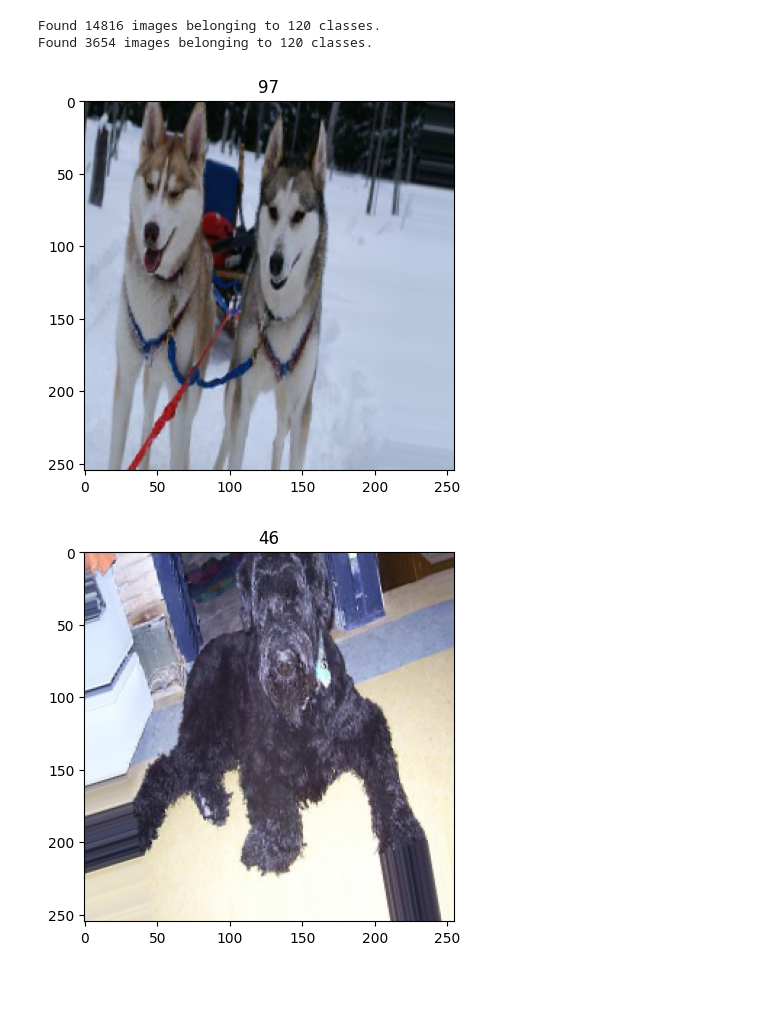
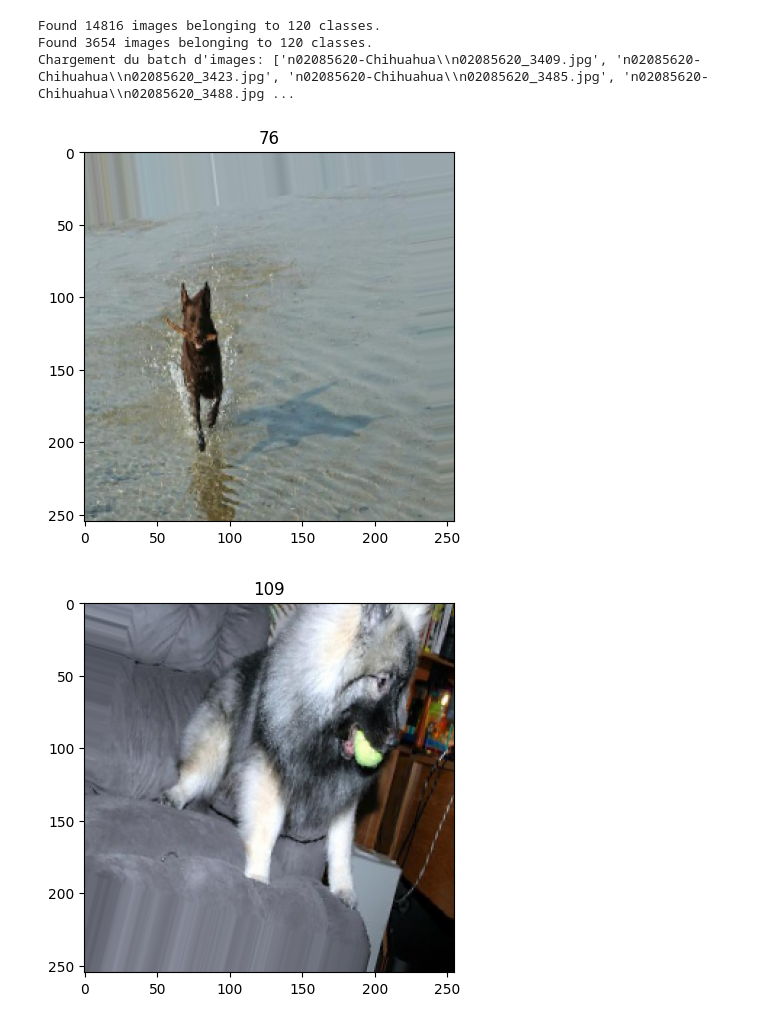
Before and after one commit to Ddne59/Dog_model, a Jupyter notebook: main.ipynb, the cells around one changed output. Cells and saved outputs as stored; diff of their text form; code cells hidden in the pictures; blank space fills up the shorter version.

```diff
--- a/main.ipynb
+++ b/main.ipynb
@@ -23,44 +32,70 @@ from keras import backend as K
 
 train_datagen = ImageDataGenerator(
     rescale=1./255,
     rotation_range=20,
     width_shift_range=0.2,
     height_shift_range=0.2,
     shear_range=0.2,
     zoom_range=0.2,
     horizontal_flip=True,
     fill_mode='nearest',
     validation_split=0.2)  # Réserver 20% des données pour la validation
 
 # Créer le générateur pour l'entraînement
 train_generator = train_datagen.flow_from_directory(
-    "../data_split/train",
+    "data_split/train",
     target_size=(255, 255),
     batch_size=32,
     class_mode='categorical',
     subset='training')  # Utiliser la partie 'training' du dataset
 
 # Créer le générateur pour la validation
 validation_generator = train_datagen.flow_from_directory(
-    "../data_split/train",
+    "data_split/train",
     target_size=(255, 255),
     batch_size=32,
     class_mode='categorical',
     subset='validation')
+from keras.preprocessing.image import ImageDataGenerator
+import matplotlib.pyplot as plt
+import os
 
-# Visualisation de deux images du générateur
-x,y = train_generator.next()
+# Votre code existant pour créer train_datagen, etc.
 
-for i in range(0,2):
-    image = x[i]
-    plt.imshow(image)
-    plt.title(y[i].argmax())
-    plt.show()
+# Fonction pour envelopper votre générateur et ajouter un logging
+def generator_with_logging(generator):
+    for batch_x, batch_y in generator:
+        # Log l'index du batch actuel et le ou les noms de fichiers correspondants
+        file_index = generator.batch_index * generator.batch_size
+        # Assurez-vous de ne pas dépasser le nombre de fichiers
+        file_index = file_index % len(generator.filenames)
+        batch_files = generator.filenames[file_index:file_index + generator.batch_size]
+        print(f"Chargement du batch d'images: {batch_files}")
+        yield batch_x, batch_y
+
+# Créer le générateur pour l'entraînement avec logging
+train_generator_with_logging = generator_with_logging(train_generator)
+
+# Créer le générateur pour la validation avec logging
+validation_generator_with_logging = generator_with_logging(validation_generator)
+
+# Visualisation de deux images du générateur avec logging
+try:
+    x, y = next(train_generator_with_logging)  # Utilisez le générateur avec logging
+
+    for i in range(0, 2):
+        image = x[i]
+        plt.imshow(image)
+        plt.title(y[i].argmax())
+        plt.show()
+except Exception as e:
+    print(f"Une erreur est survenue: {e}")
 # %% [output]
 Found 14816 images belonging to 120 classes.
 Found 3654 images belonging to 120 classes.
+Chargement du batch d'images: ['n02085620-Chihuahua\\n02085620_3409.jpg', 'n02085620-Chihuahua\\n02085620_3423.jpg', 'n02085620-Chihuahua\\n02085620_3485.jpg', 'n02085620-Chihuahua\\n02085620_3488.jpg ...
-[figure, old version]
+[figure, new version]
-[figure, old version]
+[figure, new version]
 # %%
 from keras.applications import Xception
 from keras.models import Model
```
Also changed, not shown: parts of 11 cells of this notebook.
